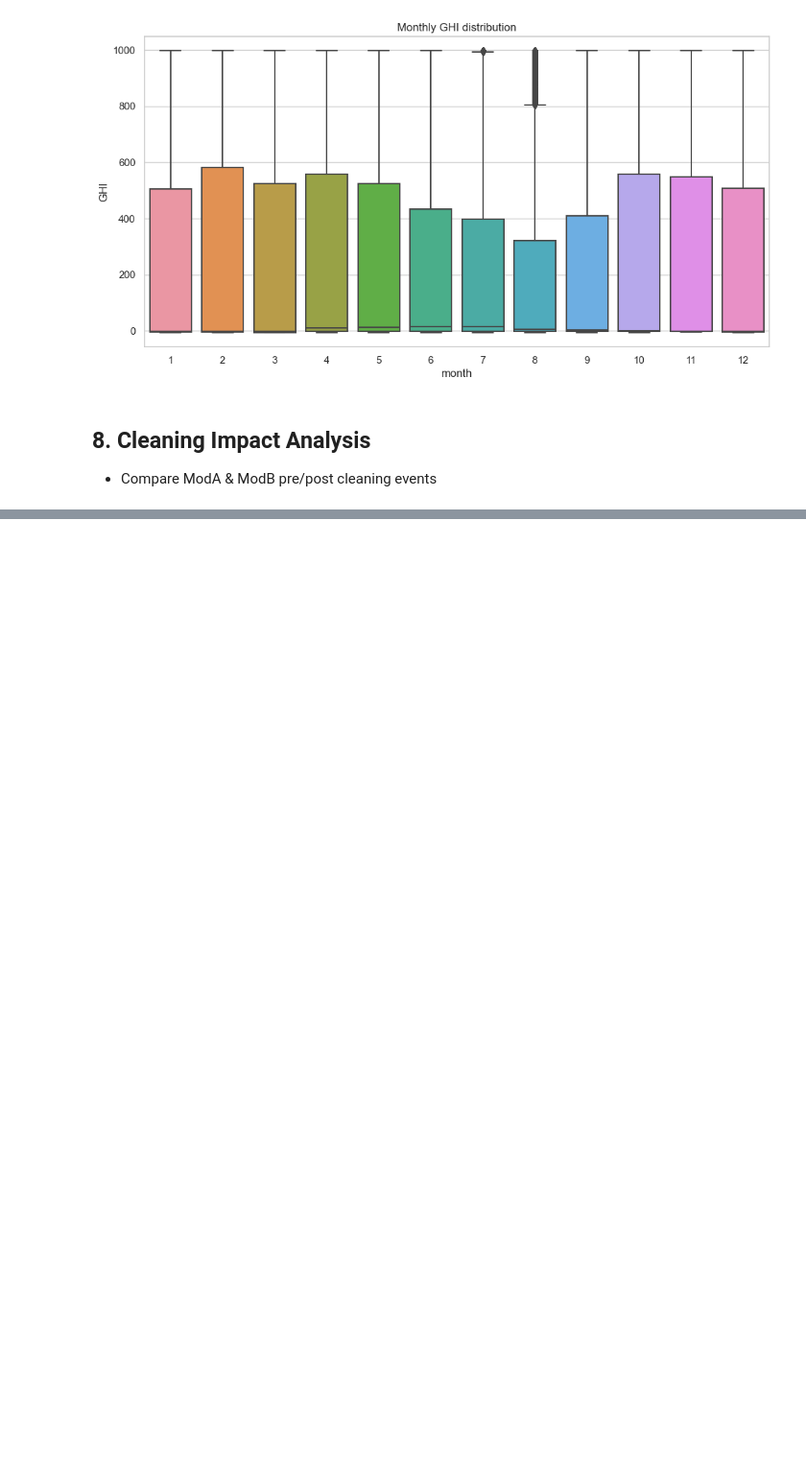
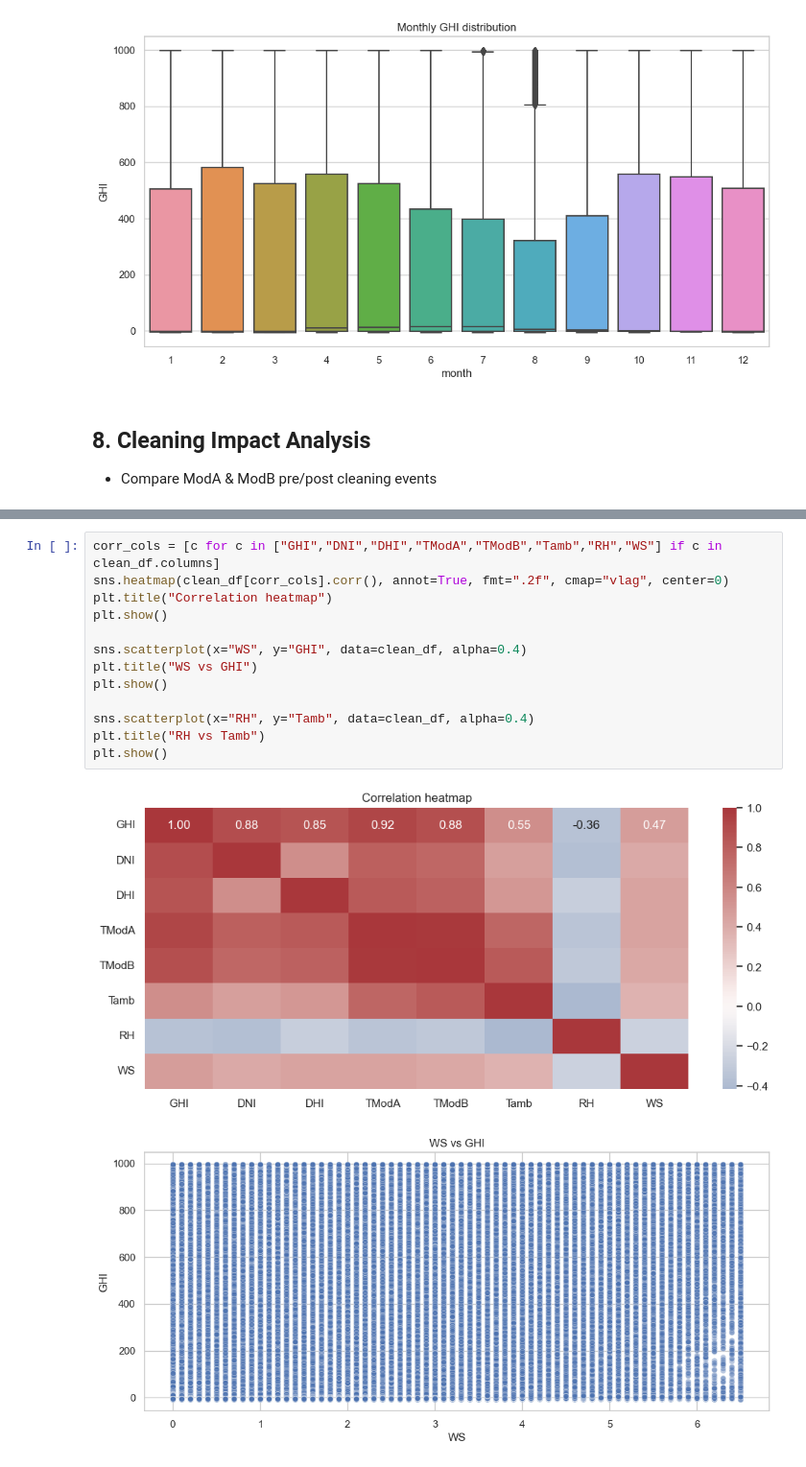
Before and after one commit to MekdelawitGebre/solar-challenge-week0, a Jupyter notebook: notebooks/benin_eda.ipynb, the cells around one changed output, grey strips where cells are left out. Shown at 96% size. Drawn from its saved outputs; the diff is of its cells as text; blank space fills up the shorter version.

```diff
--- a/notebooks/benin_eda.ipynb
+++ b/notebooks/benin_eda.ipynb
@@ -275,0 +287,16 @@ if "Cleaning" in clean_df.columns:
+# %%
+corr_cols = [c for c in ["GHI","DNI","DHI","TModA","TModB","Tamb","RH","WS"] if c in clean_df.columns]
+sns.heatmap(clean_df[corr_cols].corr(), annot=True, fmt=".2f", cmap="vlag", center=0)
+plt.title("Correlation heatmap")
+plt.show()
+
+sns.scatterplot(x="WS", y="GHI", data=clean_df, alpha=0.4)
+plt.title("WS vs GHI")
+plt.show()
+
+sns.scatterplot(x="RH", y="Tamb", data=clean_df, alpha=0.4)
+plt.title("RH vs Tamb")
+plt.show()
+# %% [output]
+[figure, added]
+[figure, added]
```
Also changed, not shown: parts of 5 cells of this notebook.
